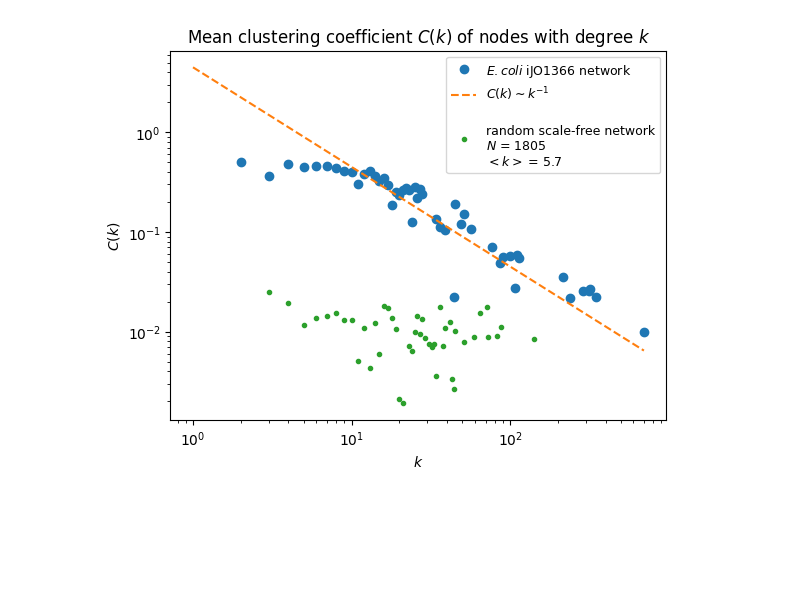
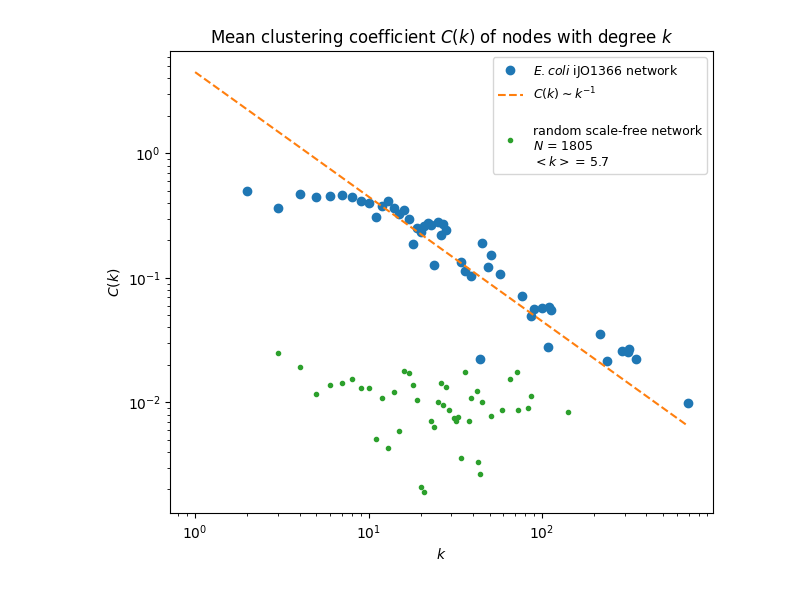
Before and after one commit to skelysium/metabolism-clustering, a Jupyter notebook: project_code.ipynb, the cells around one changed output. Cells and saved outputs as stored; diff of their text form; code cells hidden in the pictures; blank space fills up the shorter version.

Commit message:
added comments for undescribed code sections, made .png files for graphs to use on the report and presentation.

```diff
--- a/project_code.ipynb
+++ b/project_code.ipynb
@@ -430,49 +431,52 @@ names_ECC2_reduced = pd.read_csv(Path('species_names/ECC2/ECC2_reduced.csv'),ind
 # %%
 ## Clustering Coefficient Calculation
 def ckFunc(connect):
-    Ks = np.int64(np.sum(connect,axis=1))
-    Ns = np.zeros(len(connect[0,:]),dtype=int)
-    for i in range(len(connect[0,:])):
-        if Ks[i]==1: Ns[i]=0
-        else:
-            neighbors = np.where(connect[i,:]==1)[0]
-            connectneighbors = np.empty((Ks[i],Ks[i]))
+    Ks = np.int64(np.sum(connect,axis=1)) # get list of degrees of connectivity for each species
+    Ns = np.zeros(len(connect[0,:]),dtype=int) # initialize list of N values: links between each substrate's linked neighbors
+    for i in range(len(connect[0,:])): # for every species...
+        if Ks[i]==1: Ns[i]=0 # if there's only one link, N must be zero
+        else: # else...
+            neighbors = np.where(connect[i,:]==1)[0] # make a list of indices for linked species (neighbors)
+            connectneighbors = np.empty((Ks[i],Ks[i])) # initialize a mini adjacency matrix for these neighbors
             connectneighbors[:] = np.nan
-            for row in range(Ks[i]):
+            for row in range(Ks[i]): # for every combination of two neighbors
                 for col in range(Ks[i]):
-                    if np.isnan(connectneighbors[row,col]):
-                        if row==col: connectneighbors[row,col] = 0
-                        elif connect[neighbors[row],neighbors[col]]==0: connectneighbors[row,col] = connectneighbors[col,row] = 0
-                        else: connectneighbors[row,col] = connectneighbors[col,row] = 1
+                    if np.isnan(connectneighbors[row,col]): # if we haven't already checked...
+                        connectneighbors[row,col] = connect[neighbors[row],neighbors[col]] # copy the links between neighbors over from the network adjacency matrix
                     else: continue
-            Ns[i] = np.sum(np.triu(connectneighbors))
-    Cs = np.zeros(len(connect[0,:]))
-    Cs[Ns==0] = 0
-    Cs[Ns!=0] = (2*Ns[Ns!=0])/(Ks[Ns!=0]*(Ks[Ns!=0]-1))
+            Ns[i] = np.sum(np.triu(connectneighbors)) # N = the sum of the upper triangle of the mini adjacency matrix
+    Cs = np.zeros(len(connect[0,:])) # initialize an array holding a clustering coefficient for each species
+    Cs[Ns==0] = 0 # if N = 0, C = 0 (this way, we don't have to divide by zero for the other species)
+    Cs[Ns!=0] = (2*Ns[Ns!=0])/(Ks[Ns!=0]*(Ks[Ns!=0]-1)) # for the other species, C = the equation given in literature
 
-    uniqueKs = np.empty(0,dtype=int)
-    Ck = np.empty(0)
-    for k in range(np.max(Ks)+1):
-        if np.any(Ks==k):
-            uniqueKs = np.append(uniqueKs,k)
-            Ck = np.append(Ck,np.mean(Cs[Ks==k]))
+    uniqueKs = np.empty(0,dtype=int) # initialize a list of unique K values
+    Ck = np.empty(0) # and of average C values for each unique K
+    for k in range(np.max(Ks)+1): # for every possible K value in the list
+        if np.any(Ks==k): # if any species have the given K value
+            uniqueKs = np.append(uniqueKs,k) # add the K value to the 'unique' list
+            Ck = np.append(Ck,np.mean(Cs[Ks==k])) # and find the mean C value for all species with that K value, and add that to the Ck list
     return Ks, uniqueKs,Ck
 
+# Visualize C(k) vs K for the overall network
+Ks,k,ck = ckFunc(con_iJO1366)
+ckFig, ax = plt.subplots(figsize=(7,6))
+ax.loglog(k,ck,'o',label='$\it{E. coli}$ iJO1366 network')
+ax.loglog(k[k>0],4.5/k[k>0],'--',label='$C(k) \sim k^{-1}$')
 
-Ks,k,ck = ckFunc(con_iJO1366)
-
+# Add points representing C(k) values for a scale-free network of similar size and average degree
 networkSize = len(Ks)
 avgEdgesPerNode = int(np.round(np.mean(Ks)/2))
 con_randomSFNetwork = nx.to_numpy_array(nx.barabasi_albert_graph(networkSize,avgEdgesPerNode,seed=15))
 Ks_sf, k_sf, ck_sf = ckFunc(con_randomSFNetwork)
+ax.loglog(k_sf,ck_sf,'.',label='\nrandom scale-free network\n$N$ = '+str(networkSize)+'\n$<k>$ = '+str(np.round(np.mean(Ks),1)))
 
-plt.loglog(k,ck,'o',label='$\it{E. coli}$ iJO1366 network')
-plt.loglog(k[k>0],4.5/k[k>0],'--',label='$C(k) \sim k^{-1}$')
-plt.loglog(k_sf,ck_sf,'.',label='\nrandom scale-free network\n$N$ = '+str(networkSize)+'\n$<k>$ = '+str(np.round(np.mean(Ks),1)))
-plt.xlabel('$k$')
-plt.ylabel('$C(k)$')
-plt.title('Mean clustering coefficient $C(k)$ of nodes with degree $k$')
-plt.legend(prop={'size':9})
+# Plot and save figure
+ax.set_xlabel('$k$')
+ax.set_ylabel('$C(k)$')
+ax.set_title('Mean clustering coefficient $C(k)$ of nodes with degree $k$')
+ax.legend(prop={'size':9})
 plt.show()
+
+ckFig.savefig(Path('figures/ck_iJO1366.png'))
 # %% [output]
-[figure, old version]
+[figure, new version]
```
Also changed, not shown: parts of 4 cells of this notebook, 5 other files.
